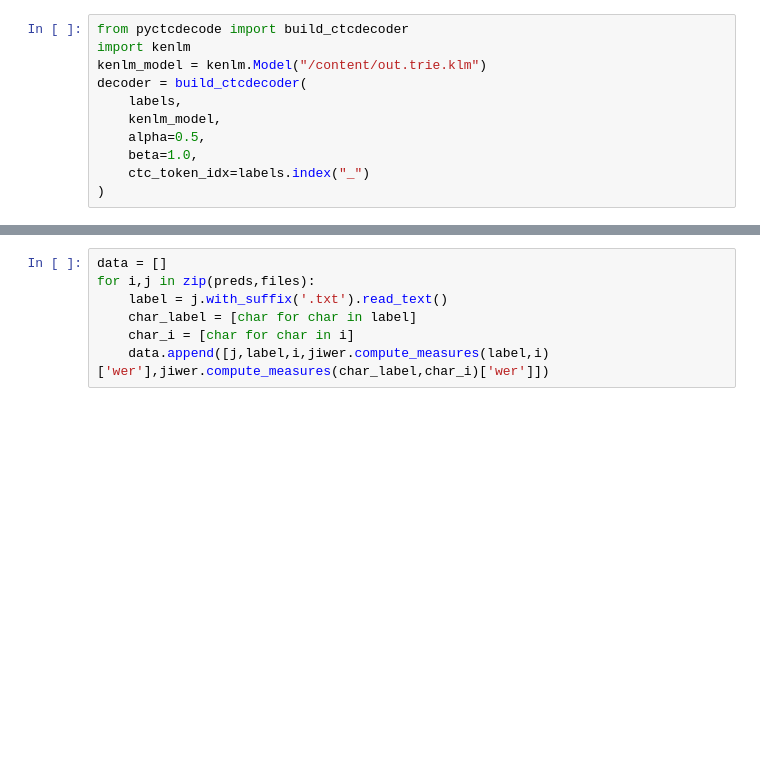
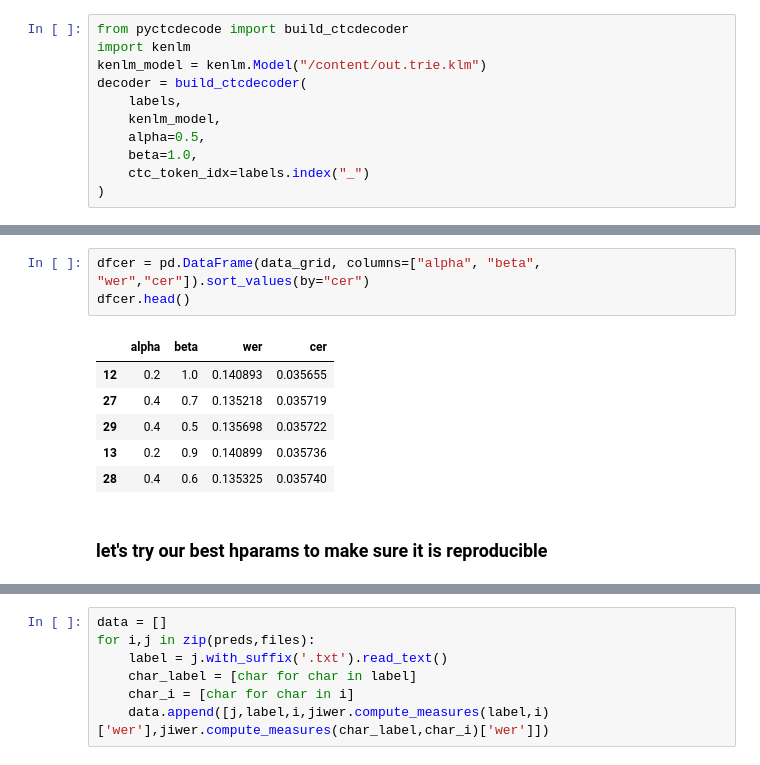
Before and after one commit to redapesolutions/suara-kami-community, a Jupyter notebook: tutorials/99. find hyperparameter.ipynb, the cells around one changed output, grey strips where cells are left out. Drawn from its saved outputs; the diff is of its cells as text; blank space fills up the shorter version.

```diff
--- a/tutorials/99. find hyperparameter.ipynb
+++ b/tutorials/99. find hyperparameter.ipynb
@@ -43,0 +114,12 @@ start prediction
+# %%
+dfcer = pd.DataFrame(data_grid, columns=["alpha", "beta", "wer","cer"]).sort_values(by="cer")
+dfcer.head()
+# %% [output]
+|  | alpha | beta | wer | cer |
+| 12 | 0.2 | 1.0 | 0.140893 | 0.035655 |
+| 27 | 0.4 | 0.7 | 0.135218 | 0.035719 |
+| 29 | 0.4 | 0.5 | 0.135698 | 0.035722 |
+| 13 | 0.2 | 0.9 | 0.140899 | 0.035736 |
+| 28 | 0.4 | 0.6 | 0.135325 | 0.035740 |
+# %% [markdown]
+### let's try our best hparams to make sure it is reproducible
```
Also changed, not shown: parts of 16 cells of this notebook.
